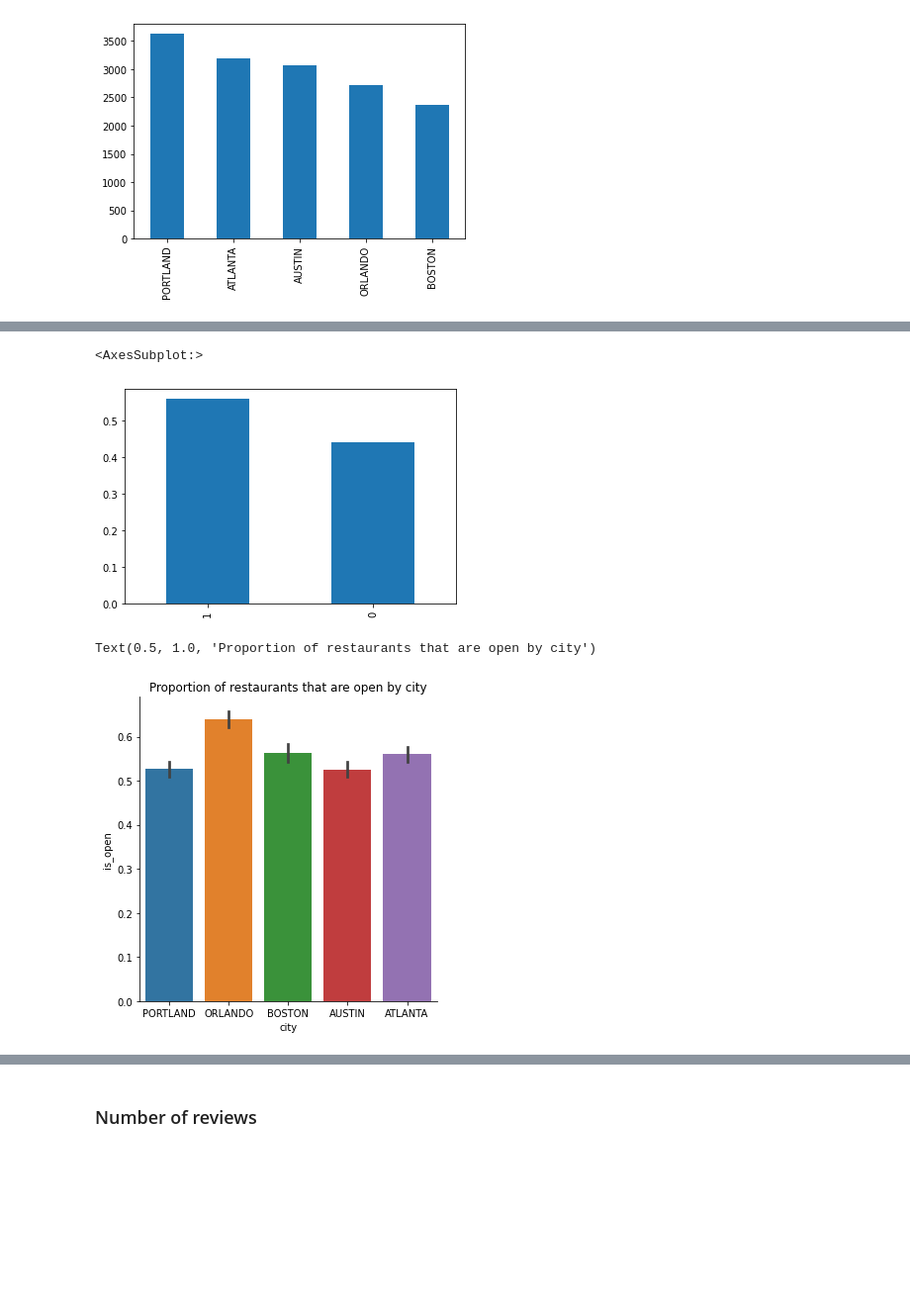
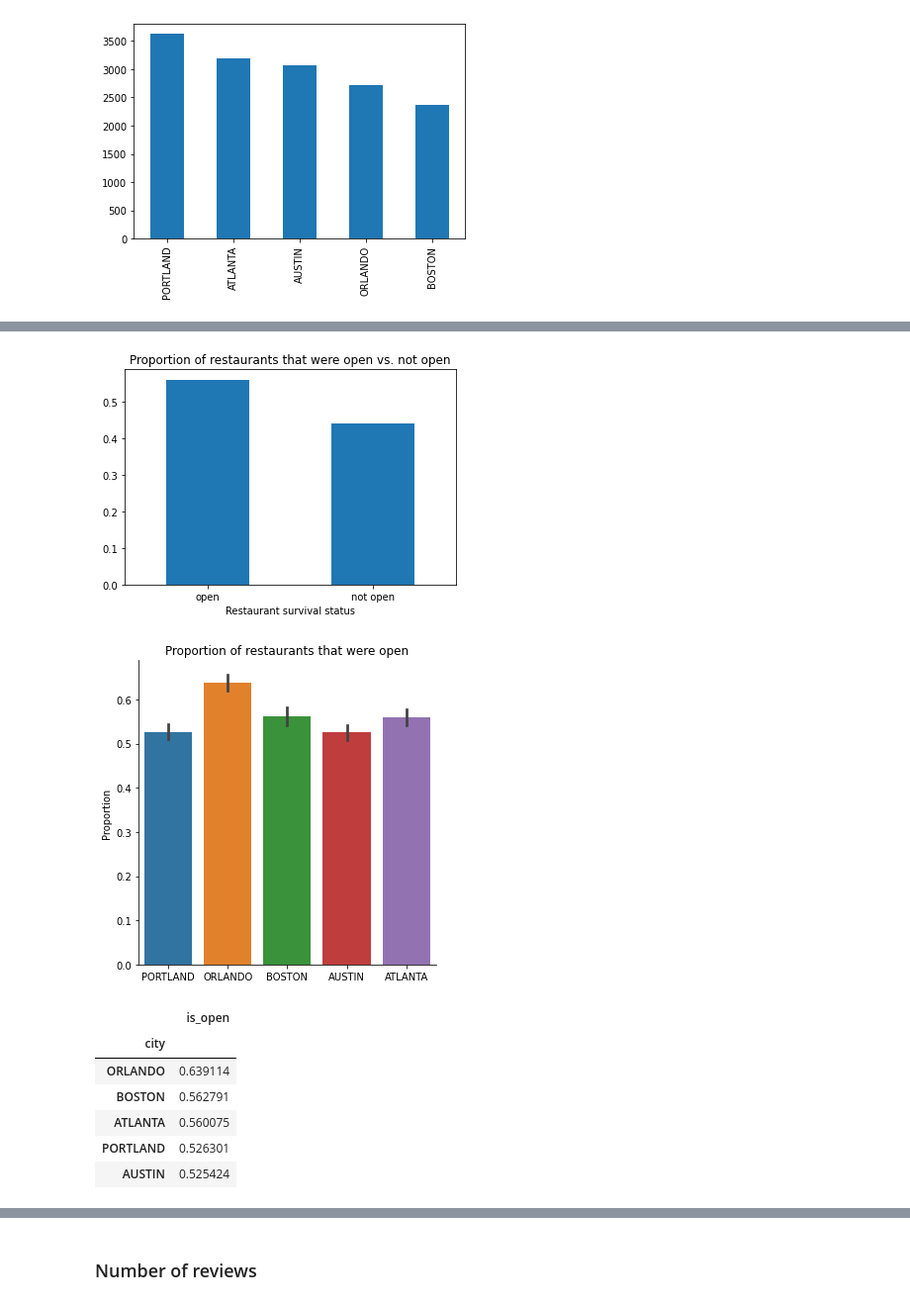
Before and after one commit to christinabrady/ds4a_women_project, a Jupyter notebook: restaurant_eda_sa.ipynb, the cells around one changed output, grey strips where cells are left out. Shown at 99% size. Drawn from its saved outputs; the diff is of its cells as text; code cells hidden in the pictures; blank space fills up the shorter version.

```diff
--- a/restaurant_eda_sa.ipynb
+++ b/restaurant_eda_sa.ipynb
@@ -53,15 +65,31 @@ Name: is_open, dtype: int64
 # %%
 # looking at the proportion of restaurants that were open
-restaurant_df.is_open.value_counts(normalize = True). plot(kind = 'bar')
+fig = restaurant_df.is_open.value_counts(normalize = True). plot(kind = 'bar')
+plt.title('Proportion of restaurants that were open vs. not open')
+fig.set_xlabel('Restaurant survival status')
+fig.set_xticklabels(['open', 'not open'], rotation = 0)
+#plt.show()
+plt.savefig('isopen_prop.png')
 # %% [output]
-<AxesSubplot:>
-[figure, old version]
+[figure, new version]
 # %%
-sns.catplot(x = 'city', y = 'is_open', kind = 'bar', data = restaurant_df)
-plt.title("Proportion of restaurants that are open by city")
+fig = sns.catplot(x = 'city', y = 'is_open', kind = 'bar', data = restaurant_df)
+plt.title("Proportion of restaurants that were open")
+fig.set(ylabel = 'Proportion', xlabel = None)
+#plt.show()
+plt.savefig('prop_open_by_city.png', bbox_inches='tight')
 # %% [output]
-Text(0.5, 1.0, 'Proportion of restaurants that are open by city')
-[figure, old version]
+[figure, new version]
+# %%
+restaurant_df.groupby('city').agg({'is_open': 'mean'}).sort_values(by = 'is_open', ascending = False)
+# %% [output]
+|  | is_open |
+| city |  |
+| ORLANDO | 0.639114 |
+| BOSTON | 0.562791 |
+| ATLANTA | 0.560075 |
+| PORTLAND | 0.526301 |
+| AUSTIN | 0.525424 |
 # %%
 restaurant_df.head()
 # %% [output]
```
Also changed, not shown: parts of 9 cells of this notebook, 1 other file.
